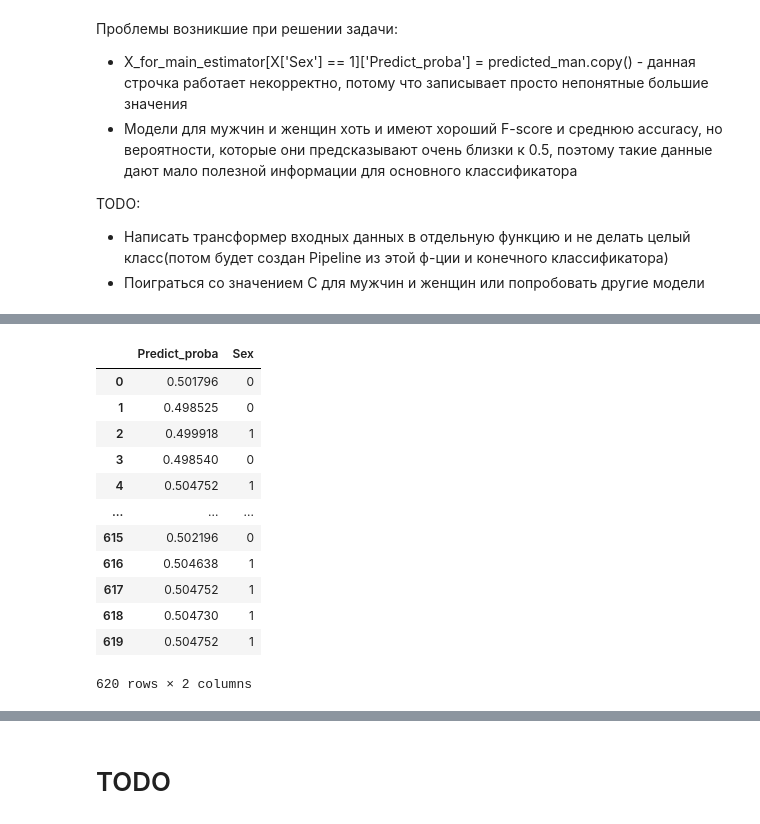
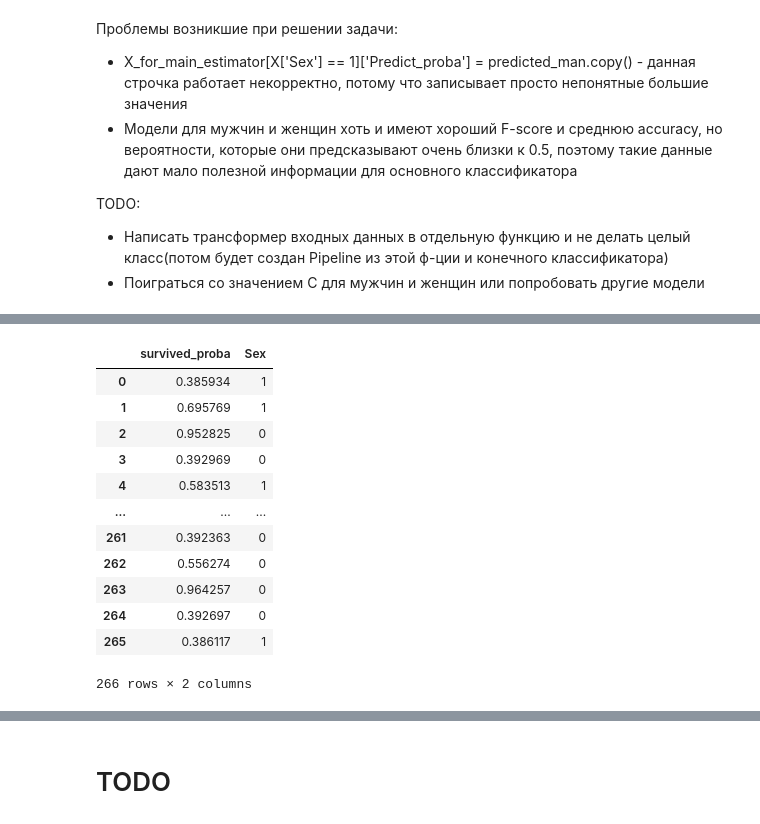
Before and after one commit to VsevolodKozlov-git/kaggle-titanic-competition, a Jupyter notebook: second_try.ipynb, the cells around one changed output, grey strips where cells are left out. Saved outputs shown, nothing was run; the diff lists cells and outputs as text; code cells hidden in the pictures.

```diff
--- a/second_try.ipynb
+++ b/second_try.ipynb
@@ -472,11 +482,4 @@ accuracy: 0.7446808510638298
 TODO:
 * Написать трансформер входных данных в отдельную функцию и не делать целый класс(потом будет создан Pipeline из этой ф-ции и конечного классификатора)
 * Поиграться со значением C для мужчин и женщин или попробовать другие модели
-# %%
-X = df_model.drop(labels=['Survived'], axis=1)
-y = df_model['Survived']
-data_split = train_test_split(X, y, train_size=0.7)
-for i in range(len(data_split)):
-    data_split[i] = data_split[i].reset_index(drop=True)
-X_train, X_test, y_train, y_test =  data_split
 # %%
@@ -521,49 +516,18 @@ tranform_X_for_main_estimator(X_train, estimator_men, estimator_women)
-# %%
-from sklearn.base import BaseEstimator, TransformerMixin
-
-
-class GenderProbaTransformer(BaseEstimator, TransformerMixin):
-    def __init__(self, estimator_men, estimator_women):
-        self.estimator_men = estimator_men
-        self.estimator_women = estimator_women
-
-    def fit(self, X=None, y=None):
-        return self
-
-    def transform(self, X):
-        # Вычисление вероятностей для женщин
-        # copy чтобы подавить сообщение о SettingWithCopyWarning. Аналогично и для мужчин
-        X_women = X[X['Sex'] == 0].copy()
-        X_women.drop(labels=['Sex'], axis=1, inplace=True)
-        predicted_woman = self.estimator_women.predict_proba(X_women)[:, 0]
-        # Вычисление вероятностей для мужчин
-        X_man = X[X['Sex'] == 1].copy()
-        X_man.drop(labels=['Sex'], axis=1, inplace=True)
-        predicted_man = self.estimator_men.predict_proba(X_man)[:, 0]
-
-        # Запись данных для главного классификатора в DataFrame
-        samples = X.shape[0]
-        X_transformed = pd.DataFrame(np.empty((samples,2),dtype='int'),columns=['Predict_proba', 'Sex'])
-        X_transformed['Sex'] = X['Sex']
-        X_transformed.loc[X['Sex'] == 1, 'Predict_proba'] = predicted_man
-        X_transformed.loc[X['Sex'] == 0, 'Predict_proba'] = predicted_woman
-
-        return X_transformed
-# %%
-transformer = GenderProbaTransformer(estimator_men, estimator_women)
-transformer.fit().transform(X_train)
-# %% [output]
-|  | Predict_proba | Sex |
-| 0 | 0.501796 | 0 |
-| 1 | 0.498525 | 0 |
-| 2 | 0.499918 | 1 |
-| 3 | 0.498540 | 0 |
-| 4 | 0.504752 | 1 |
-| ... | ... | ... |
-| 615 | 0.502196 | 0 |
-| 616 | 0.504638 | 1 |
-| 617 | 0.504752 | 1 |
-| 618 | 0.504730 | 1 |
-| 619 | 0.504752 | 1 |
-620 rows × 2 columns
+# %%
+transformer = GenderProbaTransformer(estimator_male, estimator_female)
+transformer.fit_transform(return_X_y(df_test)[0])
+# %% [output]
+|  | survived_proba | Sex |
+| 0 | 0.385934 | 1 |
+| 1 | 0.695769 | 1 |
+| 2 | 0.952825 | 0 |
+| 3 | 0.392969 | 0 |
+| 4 | 0.583513 | 1 |
+| ... | ... | ... |
+| 261 | 0.392363 | 0 |
+| 262 | 0.556274 | 0 |
+| 263 | 0.964257 | 0 |
+| 264 | 0.392697 | 0 |
+| 265 | 0.386117 | 1 |
+266 rows × 2 columns
 # %%
```
Also changed, not shown: parts of 38 cells of this notebook.
